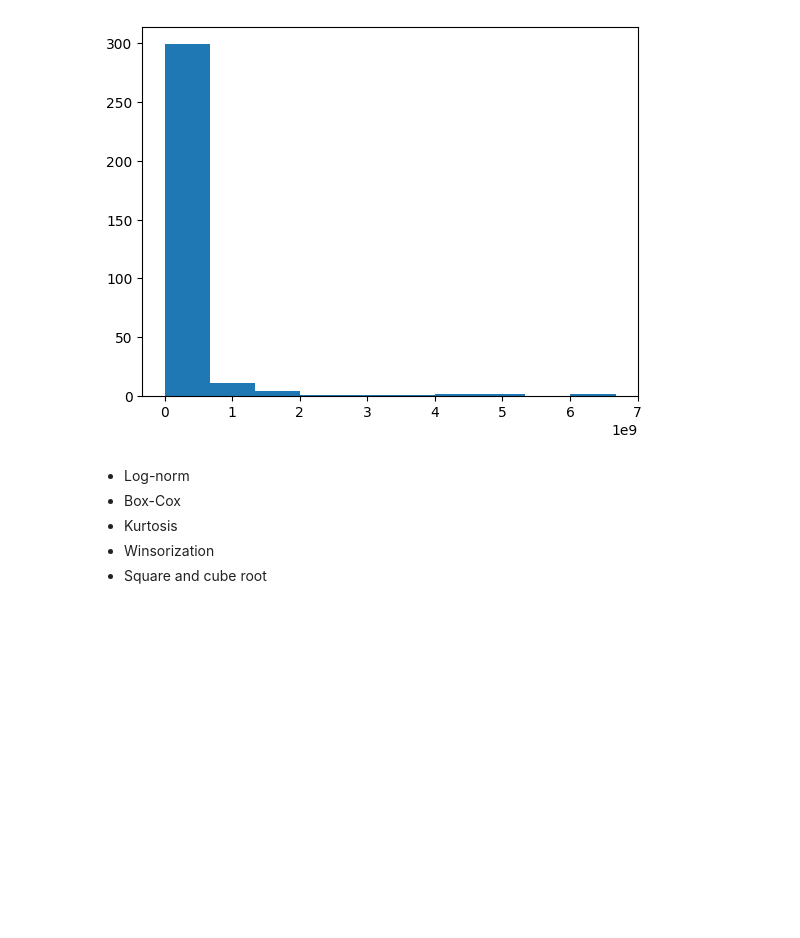
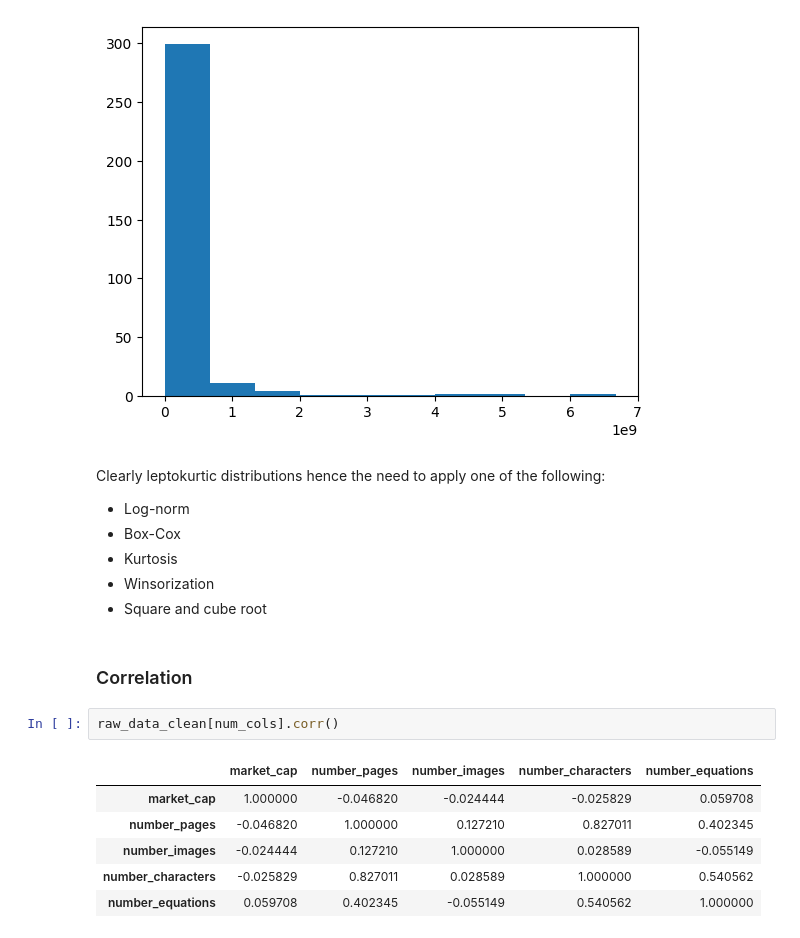
Before and after one commit to Haydn-Martin/crypto-virality-e2e-model, a Jupyter notebook: data/eda.ipynb, the cells around one changed output. Cells and saved outputs as stored; diff of their text form; blank space fills up the shorter version.

```diff
--- a/data/data_gen/research/eda.ipynb
+++ b/data/eda.ipynb
@@ -121,8 +121,21 @@ plt.hist(raw_data_clean['market_cap'].iloc[10:])
  <BarContainer object of 10 artists>)
 [figure]
 # %% [markdown]
+Clearly leptokurtic distributions hence the need to apply one of the following:
+
 - Log-norm
 - Box-Cox
 - Kurtosis
 - Winsorization
 - Square and cube root
+# %% [markdown]
+### Correlation
+# %%
+raw_data_clean[num_cols].corr()
+# %% [output]
+|  | market_cap | number_pages | number_images | number_characters | number_equations |
+| market_cap | 1.000000 | -0.046820 | -0.024444 | -0.025829 | 0.059708 |
+| number_pages | -0.046820 | 1.000000 | 0.127210 | 0.827011 | 0.402345 |
+| number_images | -0.024444 | 0.127210 | 1.000000 | 0.028589 | -0.055149 |
+| number_characters | -0.025829 | 0.827011 | 0.028589 | 1.000000 | 0.540562 |
+| number_equations | 0.059708 | 0.402345 | -0.055149 | 0.540562 | 1.000000 |
```
Also changed, not shown: parts of 5 cells of this notebook, 19 other files.
